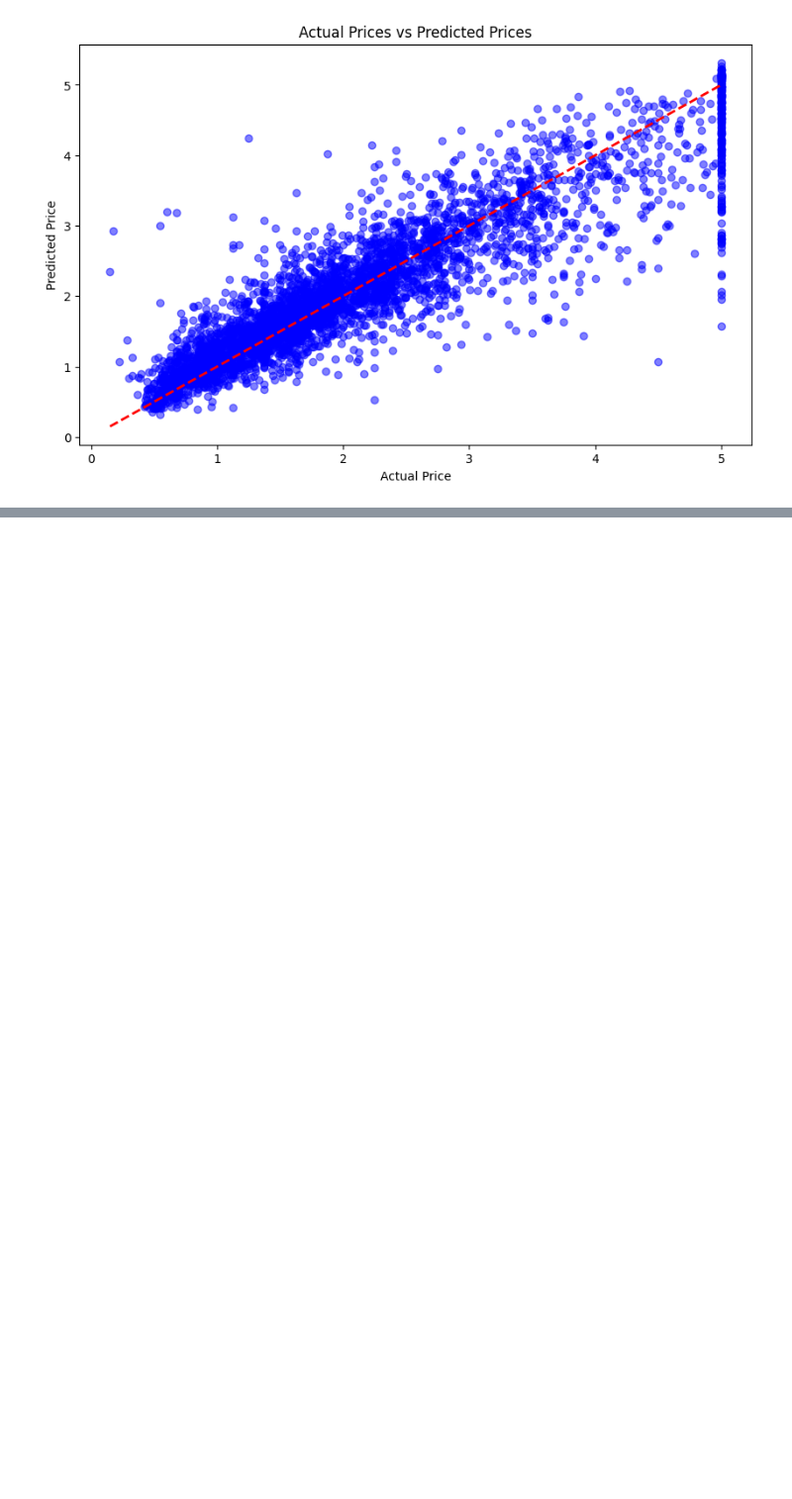
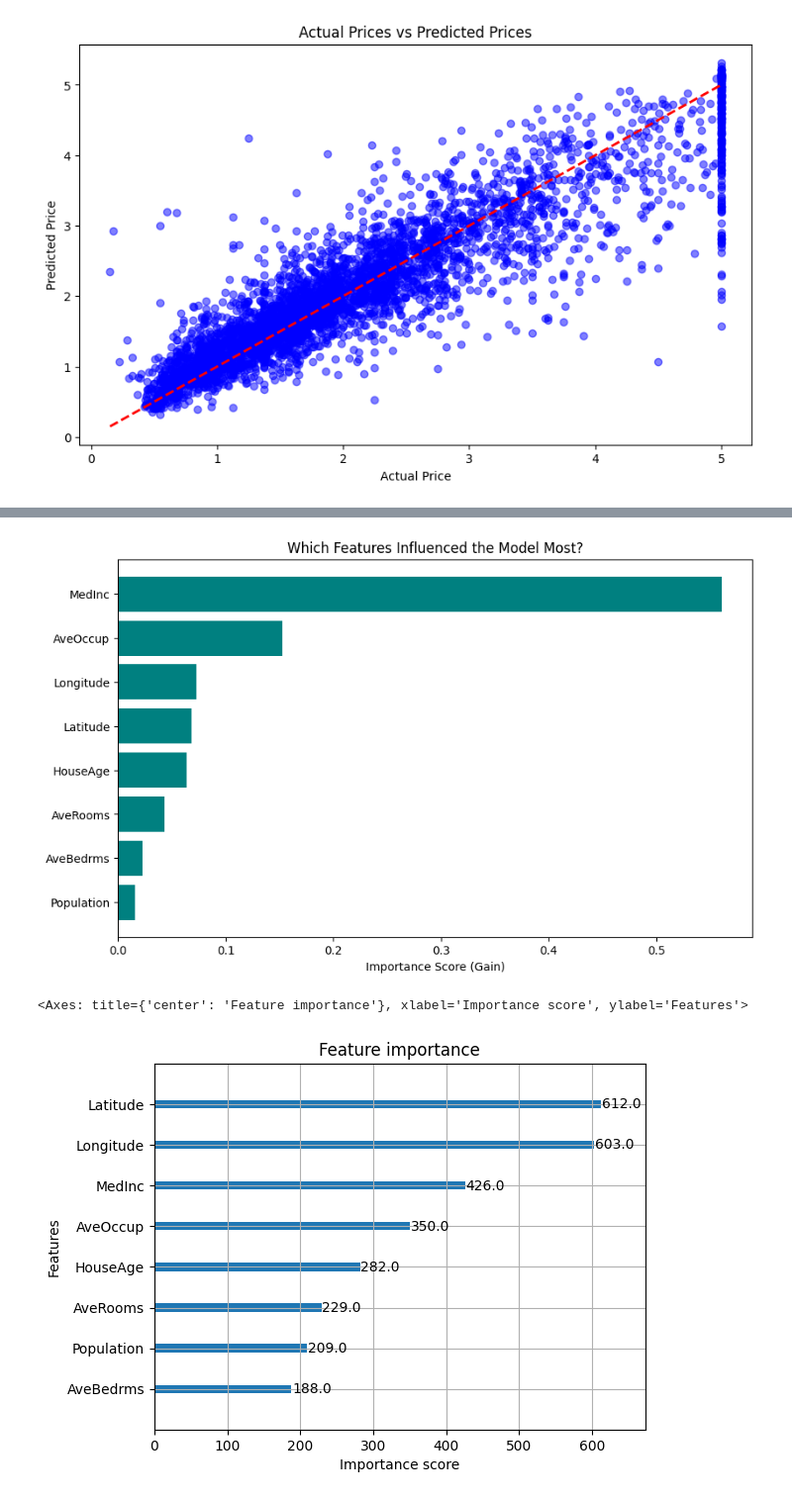
Before and after one commit to chamela-yohan/xgboost-prediction-project, a Jupyter notebook: main_project.ipynb, the cells around one changed output, grey strips where cells are left out. Shown at 99% size. Drawn from its saved outputs; the diff is of its cells as text; code cells hidden in the pictures; blank space fills up the shorter version.

Commit message:
Complete project with Feature Importance and final insights

```diff
--- a/main_project.ipynb
+++ b/main_project.ipynb
@@ -175,0 +189,22 @@ R-squared Score: 0.8141
+# %%
+# 1. Feature Importances ලබා ගැනීම
+importances = model.feature_importances_
+feature_names = X.columns
+
+# 2. මෙය පහසුවෙන් බලන්න DataFrame එකක් හදමු
+feature_df = pd.DataFrame({'Feature': feature_names, 'Importance': importances})
+feature_df = feature_df.sort_values(by='Importance', ascending=True) # අඩු අගයේ සිට වැඩි අගයට
+
+# 3. Graph එක ඇඳීම
+plt.figure(figsize=(10, 6))
+plt.barh(feature_df['Feature'], feature_df['Importance'], color='teal')
+plt.xlabel('Importance Score (Gain)')
+plt.title('Which Features Influenced the Model Most?')
+plt.show()
+
+# XGBoost වල තියෙන built-in function එකත් පාවිච්චි කරන්න පුළුවන්
+xgb.plot_importance(model)
+# %% [output]
+[figure, added]
+<Axes: title={'center': 'Feature importance'}, xlabel='Importance score', ylabel='Features'>
+[figure, added]
```
Also changed, not shown: parts of 1 cell of this notebook.
